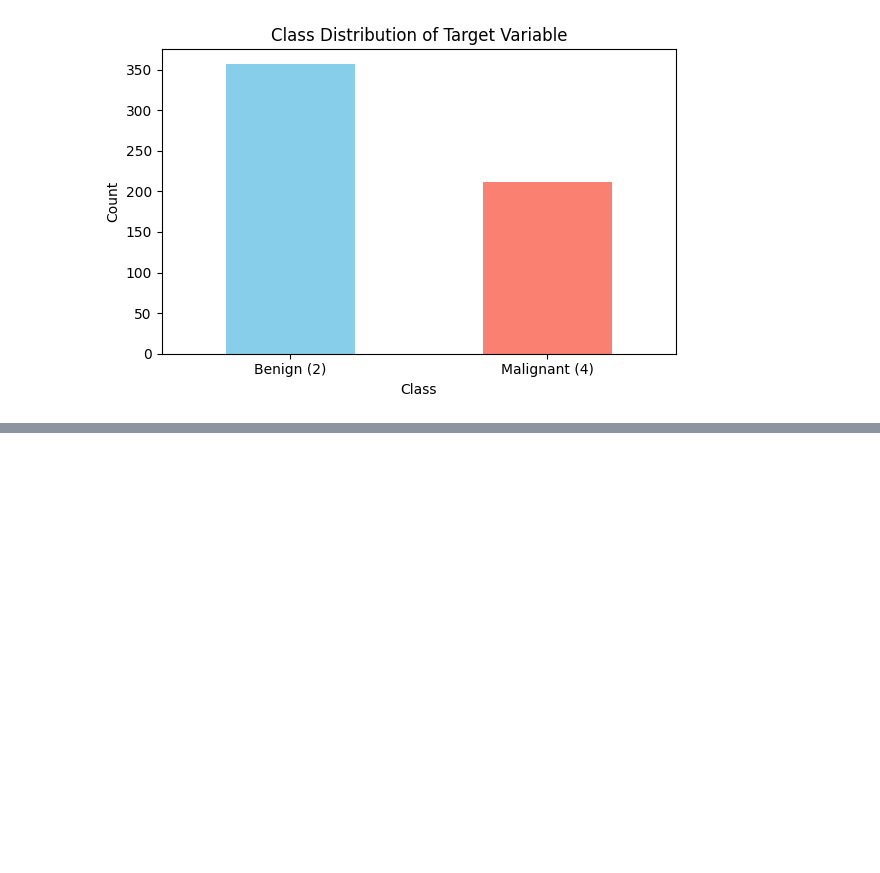
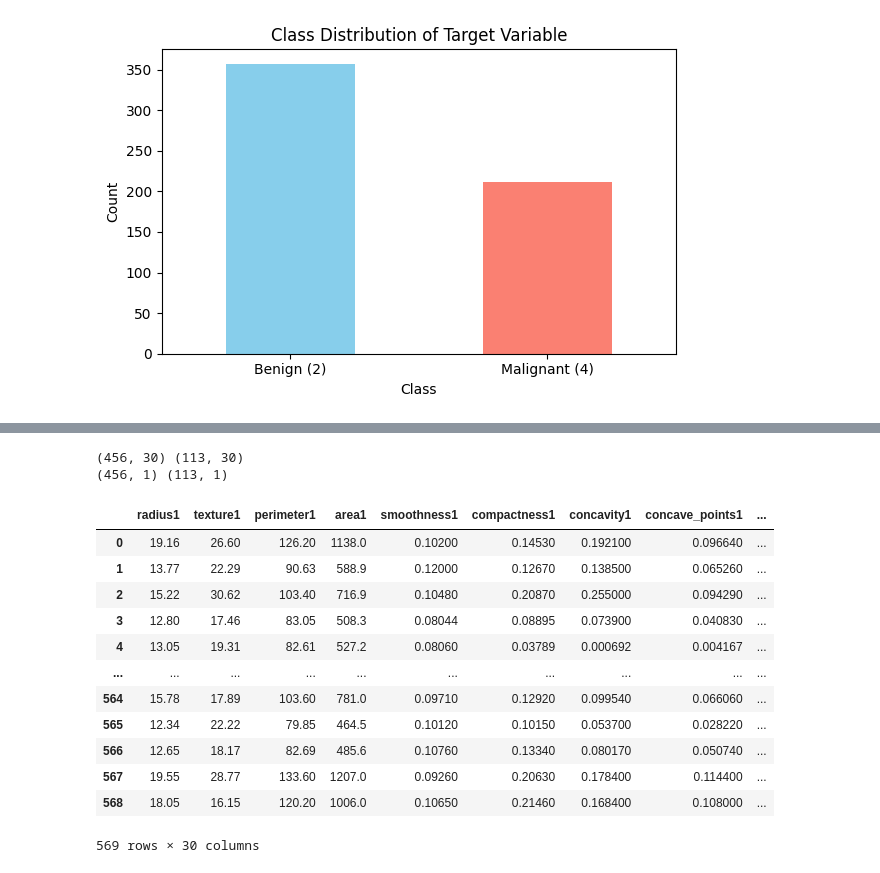
Before and after one commit to ppxrj/Breast-Cancer-MLiS1, a Jupyter notebook: Python/Ramona scribble.ipynb, the cells around one changed output, grey strips where cells are left out. Drawn from its saved outputs; the diff is of its cells as text; code cells hidden in the pictures; blank space fills up the shorter version.

Commit message:
test_training fixed

```diff
--- a/Python/Ramona scribble.ipynb
+++ b/Python/Ramona scribble.ipynb
@@ -154,0 +100,32 @@ Test shape: (228, 30) (228, 1)
+# %%
+# https://coderivers.org/blog/train-test-split-python/
+test_size=0.2
+n_samples=len(X)
+n_test=int(test_size * n_samples)
+
+#shuffle indices not the data
+shuffle_ind = np.random.permutation(n_samples)
+
+X_train = X.iloc[shuffle_ind[:-n_test]] #https://pandas.pydata.org/docs/reference/api/pandas.DataFrame.iloc.html
+X_test = X.iloc[shuffle_ind[-n_test:]]
+y_train = y_encoded.iloc[shuffle_ind[:-n_test]]
+y_test = y_encoded.iloc[shuffle_ind[-n_test:]]
+
+print(X_train.shape, X_test.shape) # (456, 30) (113, 30)
+print(y_train.shape, y_test.shape) # (456,1) (113,1)
+# %% [output]
+(456, 30) (113, 30)
+(456, 1) (113, 1)
+|  | radius1 | texture1 | perimeter1 | area1 | smoothness1 | compactness1 | concavity1 | concave_points1 | ... |
+| 0 | 19.16 | 26.60 | 126.20 | 1138.0 | 0.10200 | 0.14530 | 0.192100 | 0.096640 | ... |
+| 1 | 13.77 | 22.29 | 90.63 | 588.9 | 0.12000 | 0.12670 | 0.138500 | 0.065260 | ... |
+| 2 | 15.22 | 30.62 | 103.40 | 716.9 | 0.10480 | 0.20870 | 0.255000 | 0.094290 | ... |
+| 3 | 12.80 | 17.46 | 83.05 | 508.3 | 0.08044 | 0.08895 | 0.073900 | 0.040830 | ... |
+| 4 | 13.05 | 19.31 | 82.61 | 527.2 | 0.08060 | 0.03789 | 0.000692 | 0.004167 | ... |
+| ... | ... | ... | ... | ... | ... | ... | ... | ... | ... |
+| 564 | 15.78 | 17.89 | 103.60 | 781.0 | 0.09710 | 0.12920 | 0.099540 | 0.066060 | ... |
+| 565 | 12.34 | 22.22 | 79.85 | 464.5 | 0.10120 | 0.10150 | 0.053700 | 0.028220 | ... |
+| 566 | 12.65 | 18.17 | 82.69 | 485.6 | 0.10760 | 0.13340 | 0.080170 | 0.050740 | ... |
+| 567 | 19.55 | 28.77 | 133.60 | 1207.0 | 0.09260 | 0.20630 | 0.178400 | 0.114400 | ... |
+| 568 | 18.05 | 16.15 | 120.20 | 1006.0 | 0.10650 | 0.21460 | 0.168400 | 0.108000 | ... |
+569 rows × 30 columns
```
Also changed, not shown: parts of 2 cells of this notebook, 1 other file.
